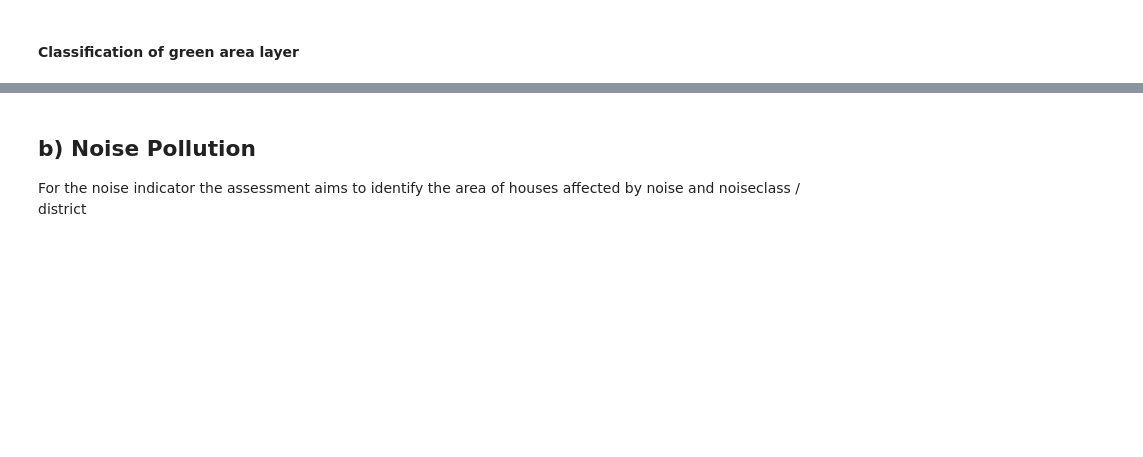
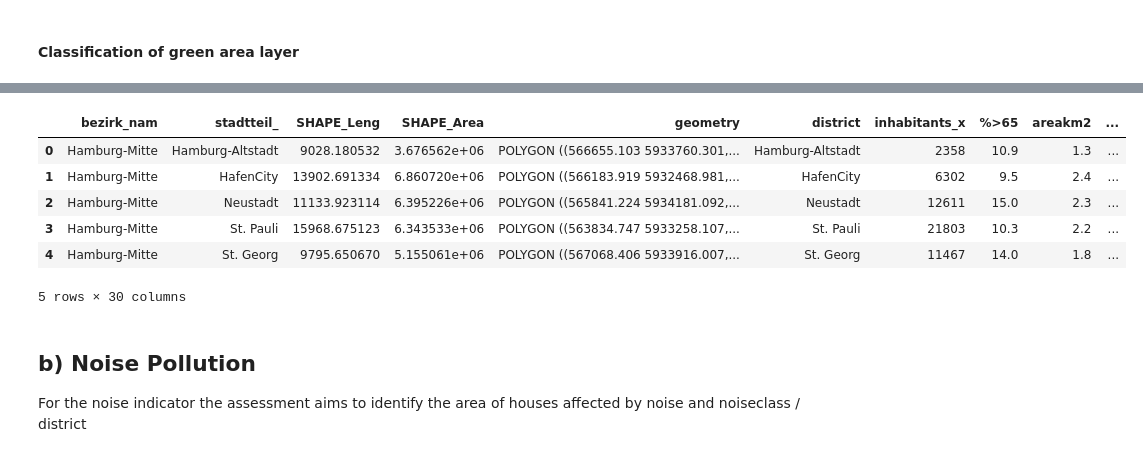
Before and after one commit to CharlotteGIS/egm722_project, a Jupyter notebook: my_project.ipynb, the cells around one changed output, grey strips where cells are left out. Cells and saved outputs as stored; diff of their text form; code cells hidden in the pictures; blank space fills up the shorter version.

```diff
--- a/my_project.ipynb
+++ b/my_project.ipynb
@@ -176,5 +295,13 @@ green_stats.head()
 # %%
 #merges the green statistics computed to the reprojected admin data frame to be able to plot the data later on
-admin_greenstats = pd.merge(admin_pop_reproj, green_stats, left_index=True, right_index=True)
+admin_greenstats = pd.merge(admin_pop_reproj, green_stats_zscore, left_index=True, right_index=True)
 admin_greenstats.head()
+# %% [output]
+|  | bezirk_nam | stadtteil_ | SHAPE_Leng | SHAPE_Area | geometry | district | inhabitants_x | %>65 | areakm2 | ... |
+| 0 | Hamburg-Mitte | Hamburg-Altstadt | 9028.180532 | 3.676562e+06 | POLYGON ((566655.103 5933760.301,... | Hamburg-Altstadt | 2358 | 10.9 | 1.3 | ... |
+| 1 | Hamburg-Mitte | HafenCity | 13902.691334 | 6.860720e+06 | POLYGON ((566183.919 5932468.981,... | HafenCity | 6302 | 9.5 | 2.4 | ... |
+| 2 | Hamburg-Mitte | Neustadt | 11133.923114 | 6.395226e+06 | POLYGON ((565841.224 5934181.092,... | Neustadt | 12611 | 15.0 | 2.3 | ... |
+| 3 | Hamburg-Mitte | St. Pauli | 15968.675123 | 6.343533e+06 | POLYGON ((563834.747 5933258.107,... | St. Pauli | 21803 | 10.3 | 2.2 | ... |
+| 4 | Hamburg-Mitte | St. Georg | 9795.650670 | 5.155061e+06 | POLYGON ((567068.406 5933916.007,... | St. Georg | 11467 | 14.0 | 1.8 | ... |
+5 rows × 30 columns
 # %%
```
Also changed, not shown: parts of 37 cells of this notebook.
